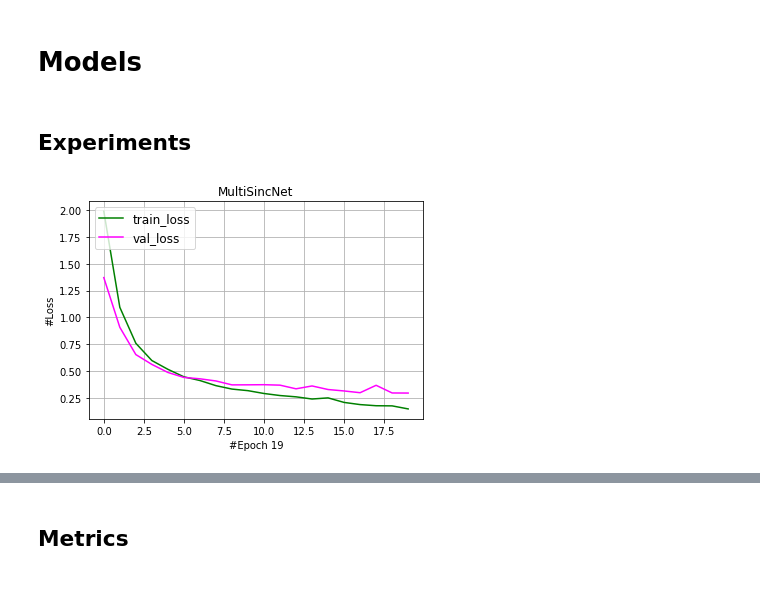
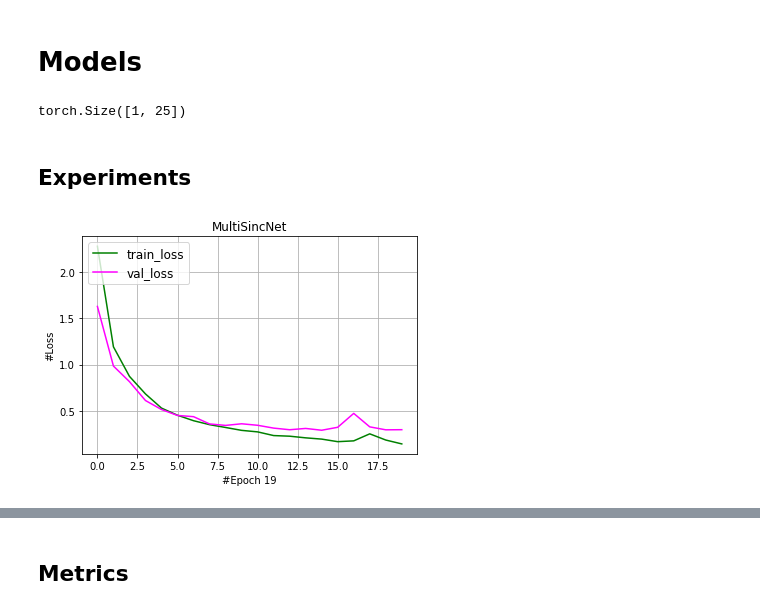
Before and after one commit to gogolgrind/skdl-sensors-har, a Jupyter notebook: pamap2.ipynb, the cells around one changed output, grey strips where cells are left out. Cells and saved outputs as stored; diff of their text form; code cells hidden in the pictures.

Commit message:
split to multiple-files

```diff
--- a/pamap2.ipynb
+++ b/pamap2.ipynb
@@ -295,7 +136,3 @@ plt.hist(val_lb)
 [figure]
 # %% [markdown]
 # Models
-# %%
-class Flatten(nn.Module):
-    def forward(self, input):
-        return input.view(input.size(0), -1)
@@ -333,15 +138,0 @@ class Sinc(nn.Module):
-# %%
-class LayerNorm(nn.Module):
-    """
-        https://github.com/mravanelli/SincNet
-    """
-    def __init__(self, features, eps=1e-6):
-        super(LayerNorm,self).__init__()
-        self.gamma = nn.Parameter(torch.ones(features))
-        self.beta = nn.Parameter(torch.zeros(features))
-        self.eps = eps
-
-    def forward(self, x):
-        mean = x.mean(-1, keepdim=True)
-        std = x.std(-1, keepdim=True)
-        return self.gamma * (x - mean) / (std + self.eps) + self.beta
@@ -515,12 +233,18 @@ class MultiSincNet(nn.Module):
 # %%
 #debug
-#model = MultiSincNet().to(device)
-#dummy_batch = train_dataset.data[:batch_size]
-#dummy_batch = torch.tensor(dummy_batch).transpose(2,1)
-#dummy_labels = torch.tensor(train_dataset.labels[:batch_size])
-#model(dummy_batch.cuda()).shape
-#prediction = model(dummy_batch)
-#reference = dummy_labels
+device = 'cpu'
+batch_size = 1
+model = MultiSincNet(device=device).to(device)
+dummy_batch = train_dataset.data[:batch_size]
+dummy_batch = torch.tensor(dummy_batch).transpose(2,1)
+prediction = model(dummy_batch.to(device))
+del model
+del dummy_batch
+print(prediction.shape)
+del prediction
+torch.cuda.empty_cache()
+# %% [output]
+torch.Size([1, 25])
 # %% [markdown]
 ## Experiments
 # %%
@@ -553,7 +277,7 @@ train_loader = torch.utils.data.DataLoader(train_dataset,batch_size=batch_size,s
 val_loader = torch.utils.data.DataLoader(val_dataset,batch_size=batch_size,shuffle=False)
 # %%
 #model = Conv1DNet().to(device)
-model = MultiSincNet().to(device)
+model = MultiSincNet(device=device).to(device)
 opt = torch.optim.Adam(model.parameters(), lr=1e-3,weight_decay=1e-7)
 # %%
 best_acc = -1
@@ -574,7 +298,7 @@ for epoch in range(num_epochs):
     train_acc_fixed = 0
     model.train()
     y_true,y_pred = [],[]
-    for batch in train_loader:
+    for batch in ipb(train_loader):
 
         data,reference = batch
         data = data.transpose(2,1).to(device)
@@ -600,7 +324,7 @@ for epoch in range(num_epochs):
     #model.train(False)
     model.eval()
     y_true,y_pred = [],[]
-    for batch in val_loader:
+    for batch in ipb(val_loader):
         data,reference = batch
         data = data.transpose(2,1).to(device)
         prediction = model(data)
@@ -628,32 +352,32 @@ for epoch in range(num_epochs):
             print("Early Stopping")
             break
     report['train_loss'].append(train_loss / train_batches)
     report['val_loss'].append(val_loss)
 
     display.clear_output(wait=True)
     fig = plt.Figure(figsize=(12,6),facecolor='white')
     plt.plot(report['train_loss'],color='green',label='train_loss')
     plt.plot(report['val_loss'],color='magenta',label='val_loss')
     plt.xlabel("#Epoch %d" % epoch)
     plt.ylabel("#Loss")
     plt.title(model.__class__.__name__)
     legend(loc=2, prop={'size': 12})
     plt.grid()
     plt.show()
 
     print("%d\tTraining:" % (epoch))
 
     print("\tLoss:\t%.5f" % (train_loss / train_batches))
     print("\tACC:\t%.5f" % (train_acc))
     print("%d\tValidation:" % (epoch))
     print("\tBEST VAL loss:\t%.5f" % best_loss)
     print("\tLoss:\t%.5f" % val_loss)
     print("\tACC:\t%.5f" % val_acc)
     print('\n')
 
 
     if epoch  % verbose == 0 or epoch == num_epochs - 1:
         pass
 # %% [output]
-[figure, old version]
+[figure, new version]
 19      Training:
```
Also changed, not shown: parts of 26 cells of this notebook, 3 other files.
